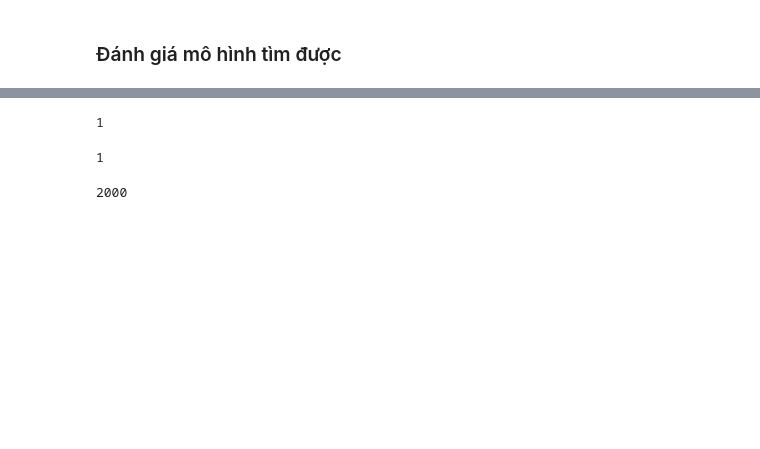
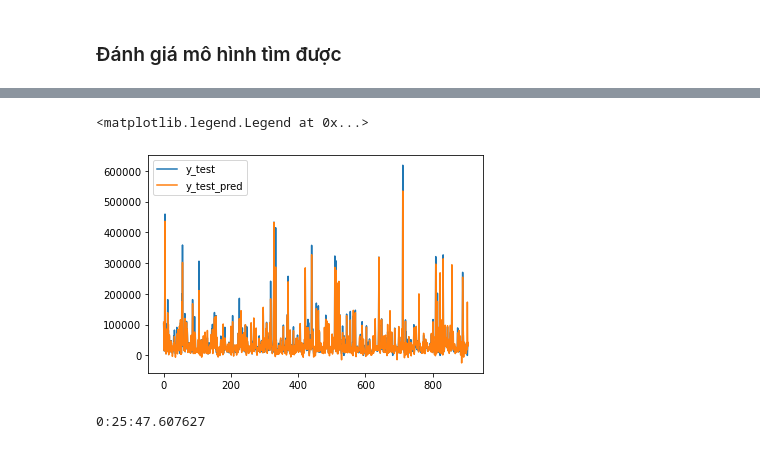
Before and after one commit to dhptrung/FDS-FinalProject, a Jupyter notebook: DACK-TienXuLy_MoHinhHoa.ipynb, the cells around one changed output, grey strips where cells are left out. Drawn from its saved outputs; the diff is of its cells as text; code cells hidden in the pictures; blank space fills up the shorter version.

```diff
--- a/DACK-TienXuLy_MoHinhHoa.ipynb
+++ b/DACK-TienXuLy_MoHinhHoa.ipynb
@@ -471,7 +433,7 @@ baseline_preds = train_y_sr.mean()
 nume_cols = ['Number Of Seats', 'Introduction', 'Cylinder Capacity', 'Max Power Hp', 'Max Torque', 'Fuel Tank', 'Top Speed', 'Combined Consumption']
 unorder_cate_cols = list(set(train_X_df.columns) - set(nume_cols))
 # YOUR CODE HERE
-full_pipeline = make_pipeline(ColAdderDropper(num_top_fuel_sys=3, num_top_transmission=2),
+full_pipeline = make_pipeline(ColAdderDropper(num_top_fuel_sys=3, num_top_body=2),
                               col_trans, StandardScaler(with_mean=False),
                               MLPRegressor(hidden_layer_sizes=(30), activation='relu', solver='adam', random_state=0, max_iter=5000))
 
@@ -479,27 +441,28 @@ full_pipeline = make_pipeline(ColAdderDropper(num_top_fuel_sys=3, num_top_transm
 # và chọn ra các giá trị tốt nhất
 train_errs = []
 val_errs = []
-alphas = [100, 1000, 2000]
-num_top_fuel_sys_s = [1, 2, 3]
-num_top_transmission_s = [1, 2]
-best_val_err = float('inf'); best_alpha = None; best_num_top_titles = None
+alphas = [0.1, 1, 1000]
+num_top_fuel_sys_s = [2, 3, 4]
+num_top_body_s = [2, 4, 6]
+best_val_err = float('inf'); best_alpha = None
+best_num_top_body = None; best_num_top_fuel_sys = None
 for num_top_fuel_sys in num_top_fuel_sys_s:
-    for num_top_transmission in num_top_transmission_s:
+    for num_top_body in num_top_body_s:
         for alpha in alphas:
             # YOUR CODE HERE
             full_pipeline.set_params(coladderdropper__num_top_fuel_sys=num_top_fuel_sys,
-                                     coladderdropper__num_top_transmission=num_top_transmission, mlpregressor__alpha=alpha)
+                                     coladderdropper__num_top_body=num_top_body, mlpregressor__alpha=alpha)
             full_pipeline.fit(train_X_df, train_y_sr)
 
             train_err = (1 - full_pipeline.score(train_X_df, train_y_sr))*100
+            train_errs.append(train_err)
             #val_err = (1 - full_pipeline.score(val_X_df, val_y_sr))*100
             val_err = (1 - compute_rr(val_y_sr, full_pipeline.predict(val_X_df), baseline_preds))*100
-            train_errs.append(train_err)
             val_errs.append(val_err)
             if val_err < best_val_err:
                 best_num_top_fuel_sys = num_top_fuel_sys
-                best_num_top_transmission = num_top_transmission
+                best_num_top_body = num_top_body
                 best_val_err = val_err
                 best_alpha = alpha
-        'Finish!'
+'Finish!'
 # %% [output]
@@ -546,6 +504,5 @@ Cuối cùng, ta sẽ huấn luyện lại `full_pipeline` trên `X_df` và `y_s
 # %%
-# YOUR CODE HERE
 full_pipeline.set_params(coladderdropper__num_top_fuel_sys=best_num_top_fuel_sys,
-                         coladderdropper__num_top_transmission=best_num_top_transmission, mlpregressor__alpha=alpha)
+                         coladderdropper__num_top_body=best_num_top_body, mlpregressor__alpha=best_alpha)
 full_pipeline.fit(X_df, y_sr)
 # %% [output]
@@ -576,12 +533,13 @@ compute_rr(test_y_sr, full_pipeline.predict(test_X_df), baseline_preds)*100
-# %%
-best_num_top_fuel_sys
-# %% [output]
-1
-# %%
-best_num_top_transmission
-# %% [output]
-1
-# %%
-best_alpha
-# %% [output]
-2000
+# %%
+# Trực quan hóa kết quả mô hình ứng với tập test
+plt.plot(test_y_sr.reset_index(drop=True))
+plt.plot(full_pipeline.predict(test_X_df))
+plt.legend(['y_test','y_test_pred'])
+# %% [output]
+<matplotlib.legend.Legend at 0x...>
+[figure, added]
+# %%
+# Thời gian chạy toàn bộ file notebook
+print(datetime.datetime.now() - a_start)
+# %% [output]
+0:25:47.607627
```
Also changed, not shown: parts of 38 cells of this notebook.
